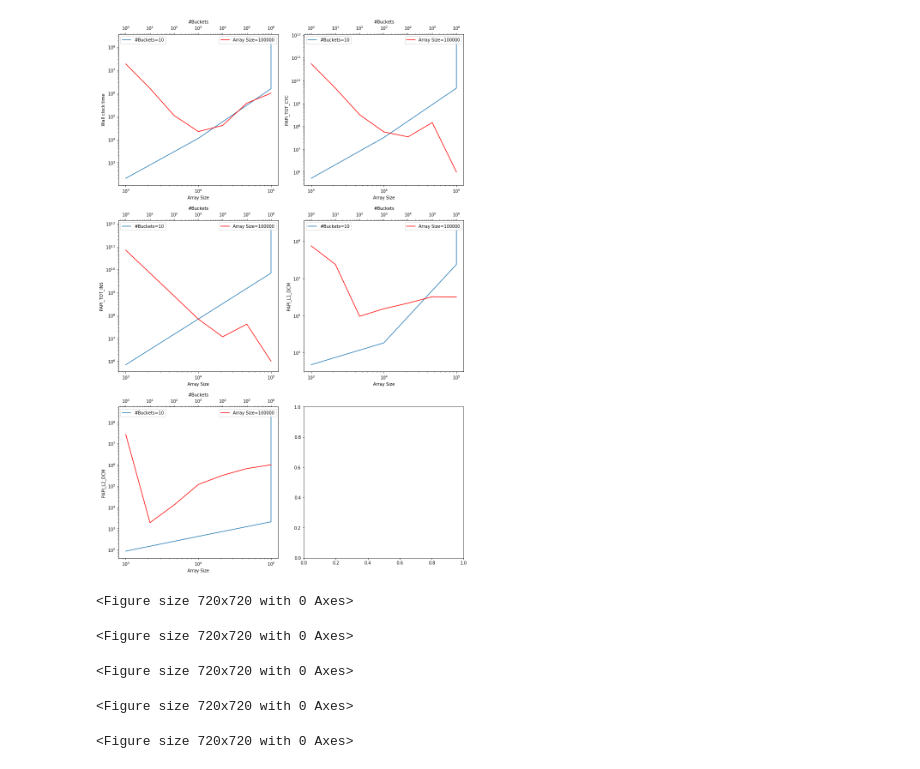
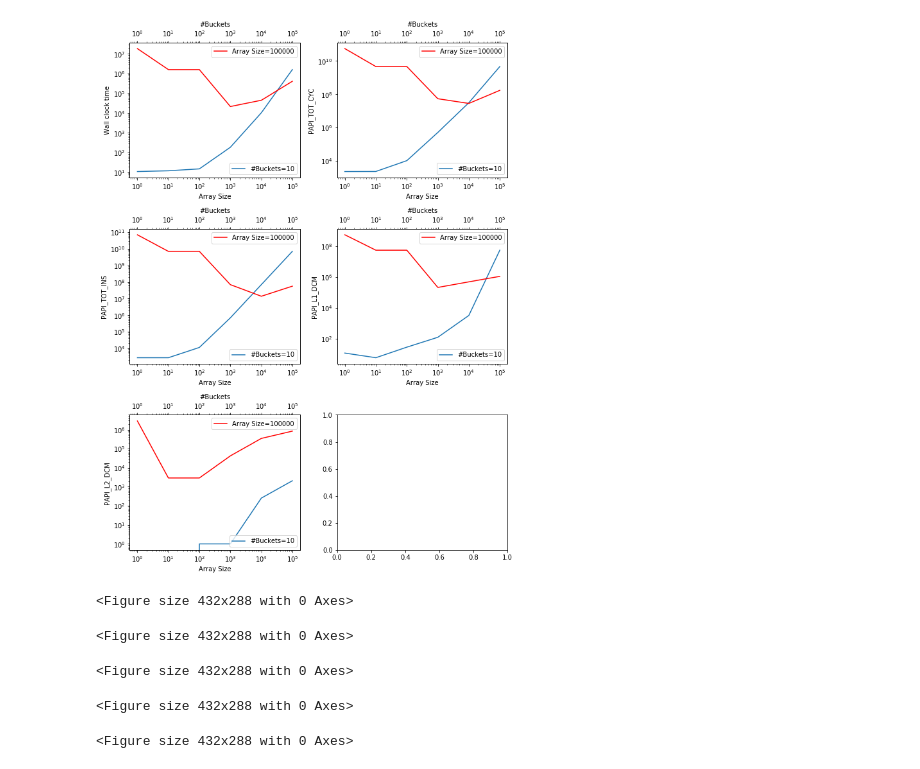
Before and after one commit to mcpeixoto/Parallel-Computing-Project, a Jupyter notebook: graficos2.ipynb, the cells around one changed output. Cells and saved outputs as stored; diff of their text form; code cells hidden in the pictures.

```diff
--- a/graficos2.ipynb
+++ b/graficos2.ipynb
@@ -63,14 +83,14 @@ fig.show()
 <Figure size 432x288 with 0 Axes>
 # %%
 # Plot sequential PAPI graphs
-x_axis = 'Tam_Bucket'
-columns_to_plot = ['Wall clock time', 'PAPI_TOT_CYC', 'PAPI_TOT_INS', 'PAPI_L1_DCM',
-       'PAPI_L2_DCM']
 num_cols = 2
 
 
+columns_to_plot = ['Wall clock time', 'PAPI_TOT_CYC', 'PAPI_TOT_INS', 'PAPI_L1_DCM',
+       'PAPI_L2_DCM']
 num_rows = int(np.ceil((len(columns_to_plot) - 1) / num_cols))+1
-fig, ax = plt.subplots(num_rows, num_cols, figsize=(12, 18), constrained_layout=True)
+# 12, 18
+fig, ax = plt.subplots(num_rows, num_cols, figsize=(9, 12), constrained_layout=True)
 
 
 i= 0
@@ -84,7 +104,9 @@ for column in columns_to_plot:
        plt.figure()
        k = 0
 
-       data = pd.read_csv('data/sequential_PAPI_fixed_num_buckets_10.txt', sep='\t')
+       data = pd.read_csv('data/sequential_PAPI_FREE_fixed_num_buckets_10.txt', sep='\t')
+
+       x_axis = data.columns[0]
        label_name = '#Buckets=10'
 
        ax[row, col].plot(data[x_axis], data[column], label=label_name)
@@ -95,42 +117,42 @@ for column in columns_to_plot:
 
        # Scales
        ax[row, col].set_xscale('log')
        ax[row, col].set_yscale('log')
 
        # Legend
-       ax[row, col].legend()
+       ax[row, col].legend(loc='lower right')
 
        ax2 = ax[row, col].twiny()
 
 
-       data = pd.read_csv('data/sequential_PAPI_fixed_tam_buckets_100000.txt', sep='\t')
+       data = pd.read_csv('data/sequential_PAPI_FREE_fixed_tam_buckets_100000.txt', sep='\t')
+
+       x_axis = data.columns[0]
        label_name = 'Array Size=100000'
 
        ax2.plot(data[x_axis], data[column], 'red', label=label_name)
 
        # Labels
        ax2.set_xlabel('#Buckets')
        ax2.set_ylabel(column)
 
        # Scales
        ax2.set_xscale('log')
        ax2.set_yscale('log')
 
        # Legend
-       ax2.legend()
+       ax2.legend(loc='upper right')
 
 
 
 # Save image
 plt.tight_layout()
-fig.savefig(join(os.getcwd(), 'graficos', f'sequential_PAPI.png'))
+fig.savefig(join(os.getcwd(), 'graficos', f'sequential_PAPI_FREE.png'))
 fig.show()
-#fig.tight_layout()
-#plt.savefig('data_exploratio.png', bbox_inches='tight', dpi=100)
 # %% [output]
-[figure, old version]
+[figure, new version]
-<Figure size 720x720 with 0 Axes>
+<Figure size 432x288 with 0 Axes>
-<Figure size 720x720 with 0 Axes>
+<Figure size 432x288 with 0 Axes>
-<Figure size 720x720 with 0 Axes>
+<Figure size 432x288 with 0 Axes>
-<Figure size 720x720 with 0 Axes>
+<Figure size 432x288 with 0 Axes>
-<Figure size 720x720 with 0 Axes>
+<Figure size 432x288 with 0 Axes>
```
Also changed, not shown: parts of 2 cells of this notebook, 4 other files.
